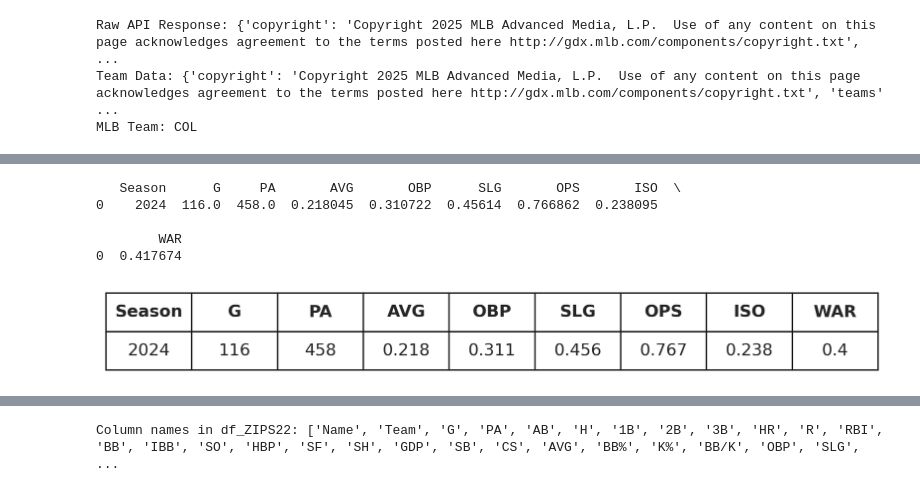
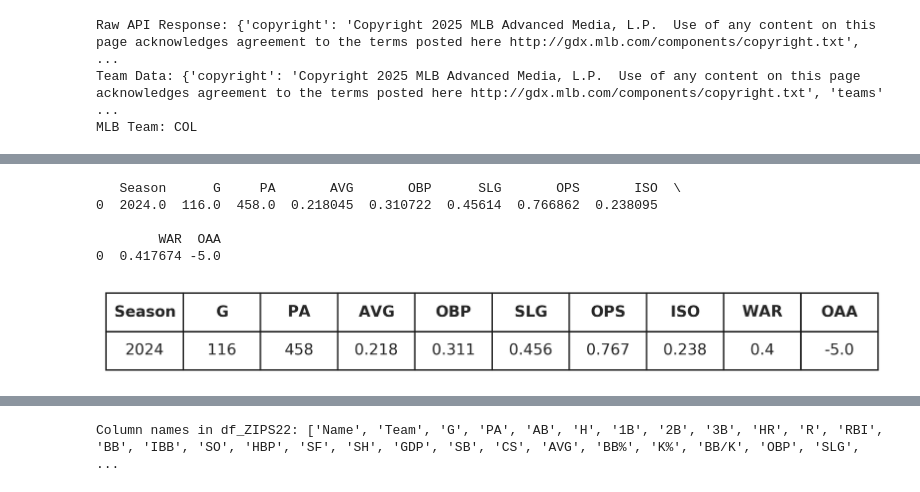
Before and after one commit to jshelty/JLukeSports, a Jupyter notebook: JLukeHitterCardProj.ipynb, the cells around one changed output, grey strips where cells are left out. Cells and saved outputs as stored; diff of their text form; code cells hidden in the pictures.

Commit message:
Both cards up and running

```diff
--- a/JLukeHitterCardProj.ipynb
+++ b/JLukeHitterCardProj.ipynb
@@ -163,3 +198,13 @@ df_fangraphs = fangraphs_batting_leaderboards(season=2024)
 print(list(df_fangraphs.columns))
 # %% [output]
 ['Bats', 'xMLBAMID', 'Name', 'Team', 'Season', 'Age', 'AgeR', 'SeasonMin', 'SeasonMax', 'G', 'AB', 'PA', 'H', '1B', '2B', '3B', 'HR', 'R', 'RBI', 'BB', 'IBB', 'SO', 'HBP', 'SF', 'SH', 'GDP', 'SB', 'CS ...
+# %%
+df_fangraphs = pd.merge(
+    defense_df,
+    df_fangraphs,
+    on="xMLBAMID",     # common column
+    how="outer",       # or "inner" if you only want players in both datasets
+    suffixes=("_def", "_fang")
+)
+
+print(list(df_fangraphs.columns))
@@ -433,18 +504,20 @@ fangraphs_stats_dict = {
     'O-Contact%' : {'table_header': '$\\bf{O-Contact\\%}$', 'format': '.1f'}, # Percentage (1 decimal)
     'Z-Contact%': {'table_header': '$\\bf{Z-Contact\\%}$', 'format': '.1f'}, # Percentage (1 decimal)
     'Chase%': {'table_header': '$\\bf{Chase\\%}$', 'format': '.1f'},     # Percentage (1 decimal)
-    'OAA': {'table_header': '$\\bf{OAA}$', 'format': '.0f'},     # Integer
-    'DRS': {'table_header': '$\\bf{DRS}$', 'format': '.0f'}      # Integer
+    'OAA': {'table_header': '$\\bf{OAA}$', 'format': '.1f'},
+    'CFR': {'table_header': '$\\bf{CFR}$', 'format': '.1f'},
+    'DRS': {'table_header': '$\\bf{DRS}$', 'format': '.0f'}     # Integer
 }
 
 def fangraphs_batter_stats(batter_id: str, ax: plt.Axes, stats: list, season: int, fontsize: int = 20):
-    df_fangraphs = fangraphs_batting_leaderboards(season=season)
 
     # Convert batter_id to integer to match the type of xMLBAMID
     batter_id = int(batter_id)
 
     # Filter data for the given batter ID
     df_fangraphs_batter = df_fangraphs[df_fangraphs['xMLBAMID'] == batter_id][stats].reset_index(drop=True)
+
+    colLabels = [fangraphs_stats_dict[s]['table_header'] for s in stats]
 
     # Check if the batter is found
     if df_fangraphs_batter.empty:
@@ -452,37 +525,37 @@ def fangraphs_batter_stats(batter_id: str, ax: plt.Axes, stats: list, season: in
     else:
         print(df_fangraphs_batter)
 
         # Format the stats as per the dictionary
         df_fangraphs_batter.loc[0] = [format(df_fangraphs_batter[x][0], fangraphs_stats_dict[x]['format']) for x in df_fangraphs_batter]
 
         # Create the table
-        table_fg = ax.table(cellText=df_fangraphs_batter.values, colLabels=stats, cellLoc='center', bbox=[0.00, 0.0, 1, 1])
+        table_fg = ax.table(cellText=df_fangraphs_batter.values, colLabels=colLabels, cellLoc='center', bbox=[0.00, 0.0, 1, 1])
 
         # Set font size for each cell's text
         for key, cell in table_fg.get_celld().items():
             if cell._text:
                 cell._text.set_fontsize(fontsize,)
         for i, key in enumerate(stats):
             table_fg[0, i]._text.set_fontweight('bold')  # Set column header to bold
 
 
         ax.axis('off')
 
 
 # Example call to display stats
   # Example batter ID
-stats = ['Season','G', 'PA', 'AVG', 'OBP', 'SLG', 'OPS', 'ISO', 'WAR']  # Example stats
+stats = ['Season','G', 'PA', 'AVG', 'OBP', 'SLG', 'OPS', 'ISO', 'WAR','OAA']  # Example stats
 season = 2024  # Example season
 
 # Create a subplot for the stats table
 fig, ax = plt.subplots(figsize=(10, 1))  # Adjust the size as needed
 fangraphs_batter_stats(batter_id=batter_id, ax=ax, stats=stats, season=season)
 plt.show()
 # %% [output]
    Season      G     PA       AVG       OBP      SLG       OPS       ISO  \
-0    2024  116.0  458.0  0.218045  0.310722  0.45614  0.766862  0.238095
+0  2024.0  116.0  458.0  0.218045  0.310722  0.45614  0.766862  0.238095
 
-        WAR
-0  0.417674
+        WAR  OAA
+0  0.417674 -5.0
-[figure, old version]
+[figure, new version]
 # %%
```
Also changed, not shown: parts of 21 cells of this notebook.
